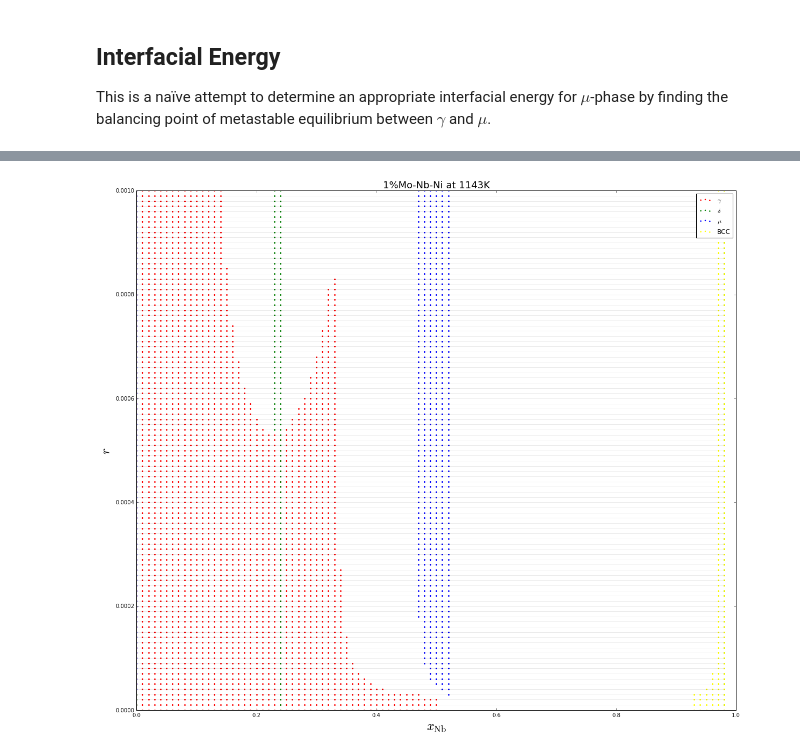
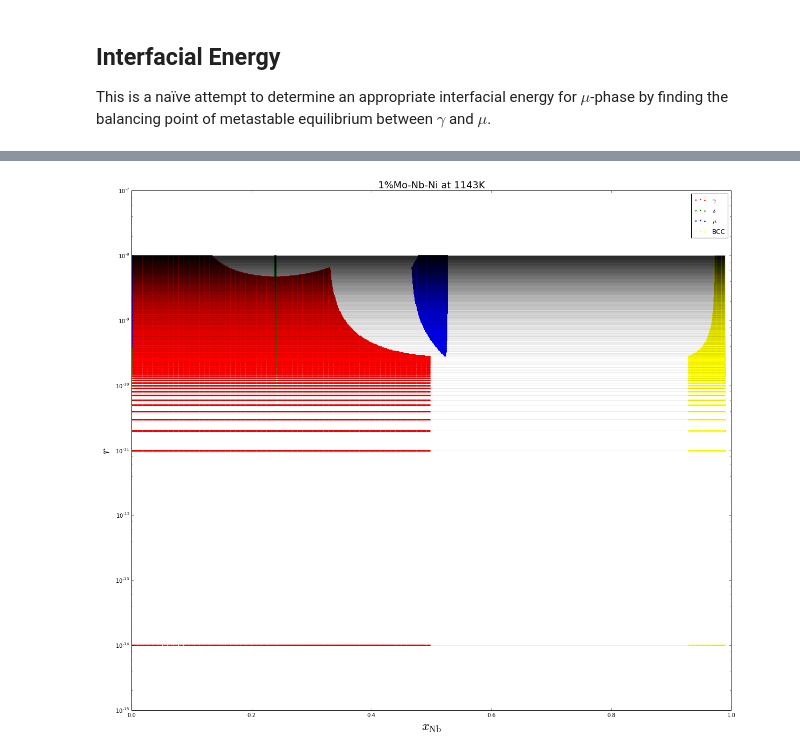
Before and after one commit to usnistgov/phasefield-precipitate-aging, a Jupyter notebook: CALPHAD_qhull.ipynb, the cells around one changed output, grey strips where cells are left out. Saved outputs shown, nothing was run; the diff lists cells and outputs as text; code cells hidden in the pictures.

```diff
--- a/CALPHAD_qhull.ipynb
+++ b/CALPHAD_qhull.ipynb
@@ -171,7 +173,7 @@ if True:
     plt.figure(figsize=(8, 8))
     plt.xlabel(r'$x_\mathrm{Mo}$', fontsize=24)
     plt.ylabel(r'$\mathcal{G}$', fontsize=24)
-    plt.ylim([-65000, -40000])
+    plt.ylim([-100000, -40000])
     for i in range(len(labels)):
         plt.plot(X, G[i], color=colors[i], label=labels[i])
     plt.legend(loc='best')
@@ -295,8 +297,9 @@ This is a naïve attempt to determine an appropriate interfacial energy for $\mu
 # %%
 sigma_del = 1.01 # J/m**2
 sigma_mu = sigma_del / 20 # J/m**2
-rmax = 1.0e-3  # 1 mm
-rmin = 1.0e-9 # 1 nm
+rmax = 1.0e-8  # 1 mm
+rmin = 1.0e-14 # 0.1 μm
+Vm = 1.0e-5 # m**3/mol
 
 def computeKernelInterfacial(n):
     a = n / density # index along x-axis
@@ -318,8 +321,8 @@ def computeKernelInterfacial(n):
         result[1] = xnb
         result[2] = xni
         result[3] = Gg(xmo,xnb,xni)
-        result[4] = Gd(xmo,xnb,xni) + 2.0 * sigma_del / r
-        result[5] = Gu(xmo,xnb,xni) + 2.0 * sigma_mu / r
+        result[4] = Gd(xmo,xnb,xni) + 2.0 * Vm * sigma_del / r
+        result[5] = Gu(xmo,xnb,xni) + 2.0 * Vm * sigma_mu / r
         result[6] = Gb(xmo,xnb,xni)
 
     return result
@@ -339,8 +342,8 @@ if True:
         if xni>0:
             X.append(xnb)
             G[0].append(Gg(xmo,xnb,xni))
-            G[1].append(Gd(xmo,xnb,xni) + 2.0 * sigma_del / radius)
-            G[2].append(Gu(xmo,xnb,xni) + 2.0 * sigma_mu / radius)
+            G[1].append(Gd(xmo,xnb,xni) + 2.0 * Vm * sigma_del / radius)
+            G[2].append(Gu(xmo,xnb,xni) + 2.0 * Vm * sigma_mu / radius)
             G[3].append(Gb(xmo,xnb,xni))
 
     plt.figure(figsize=(8, 8))
@@ -355,5 +358,5 @@ if True:
 # %%
-density = 201
+density = 1001
 allR = []
 allNb = []
 allG = []
@@ -425,18 +428,18 @@ for r in range(density):
 # %%
 # Plot phase diagram
 pltsize = 20
 plt.figure(figsize=(pltsize, rt3by2*pltsize))
 plt.title("1%%Mo-Nb-Ni at %.0fK"%temp, fontsize=18)
 plt.xlim([0,1])
-plt.ylim([0,1.01*rmax])
+#plt.ylim([0,1.01*rmax])
 plt.xlabel(r'$x_\mathrm{Nb}$', fontsize=24)
 plt.ylabel(r'$r$', fontsize=24)
-#plt.yscale('log')
+plt.yscale('log')
 for tie in tielines:
     plt.plot(tie[0], tie[1], '-k', alpha=0.02)
 for i in range(len(labels)):
     plt.scatter(X[i], Y[i], color=colors[i], s=2.5, label=labels[i])
 plt.legend(loc='best')
 plt.show()
 # %% [output]
-[figure, old version]
+[figure, new version]
```
Also changed, not shown: parts of 6 cells of this notebook, 1 other file.
